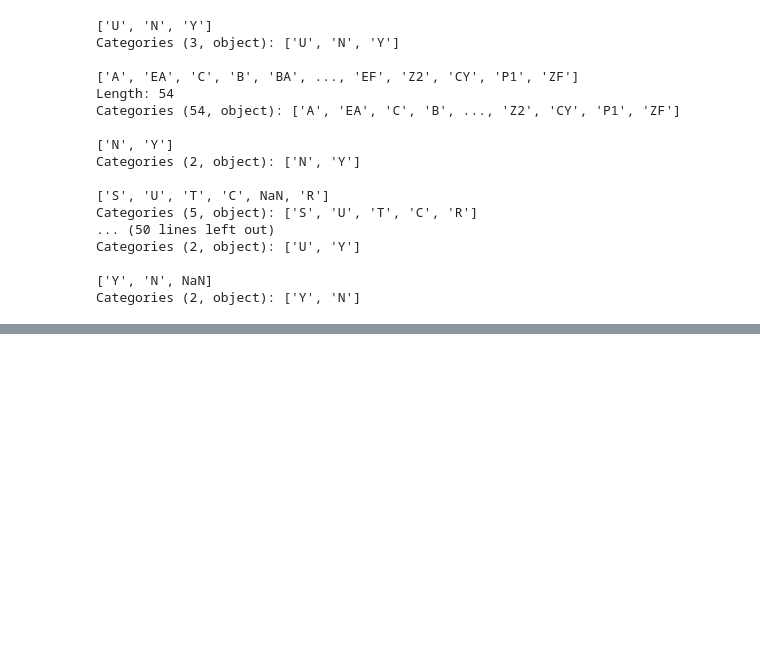
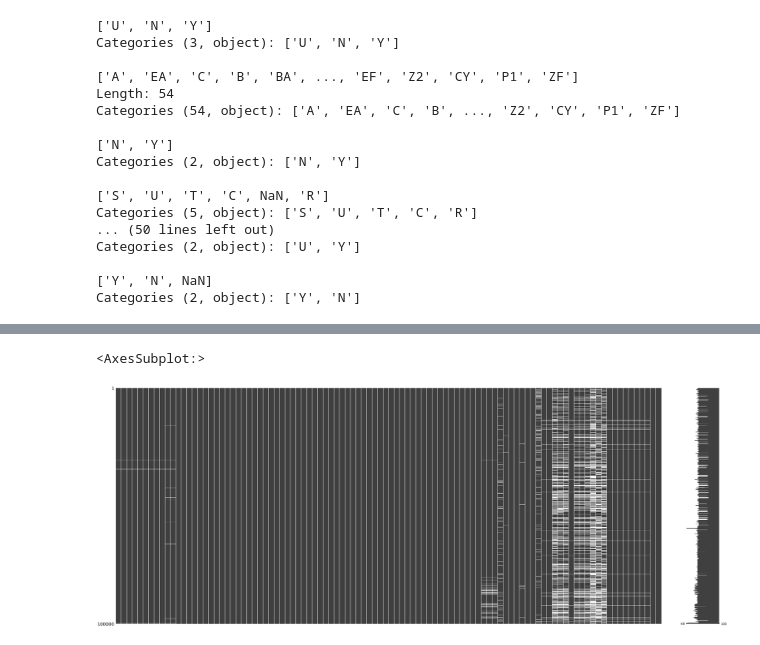
Before and after one commit to Taher-Dohadwala/sdp-churn-analysis, a Jupyter notebook: 1_data_cleaning.ipynb, the cells around one changed output, grey strips where cells are left out. Drawn from its saved outputs; the diff is of its cells as text; code cells hidden in the pictures; blank space fills up the shorter version.

```diff
--- a/1_data_cleaning.ipynb
+++ b/1_data_cleaning.ipynb
@@ -252,0 +261,5 @@ Categories (2, object): ['Y', 'N']
+# %%
+missingno.matrix(df, figsize = (50,20))
+# %% [output]
+<AxesSubplot:>
+[figure, added]
```
Also changed, not shown: parts of 7 cells of this notebook.
